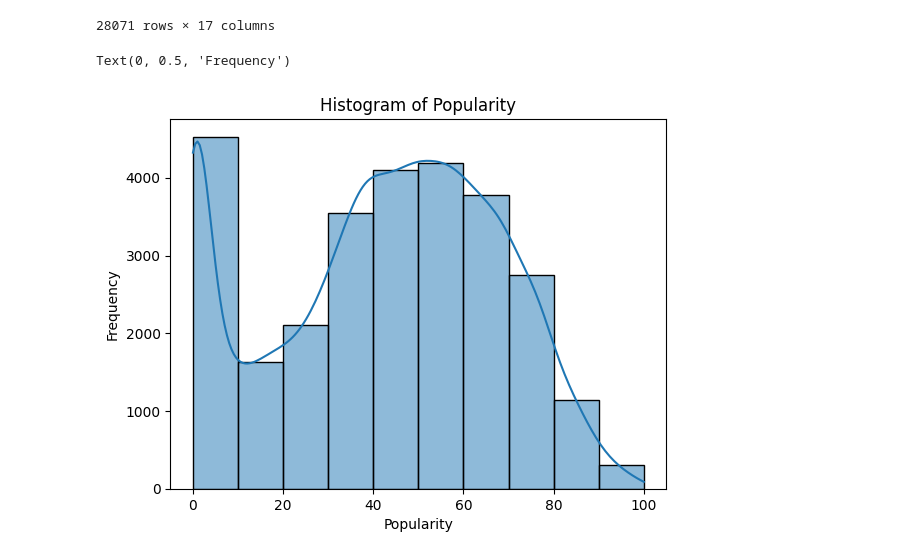
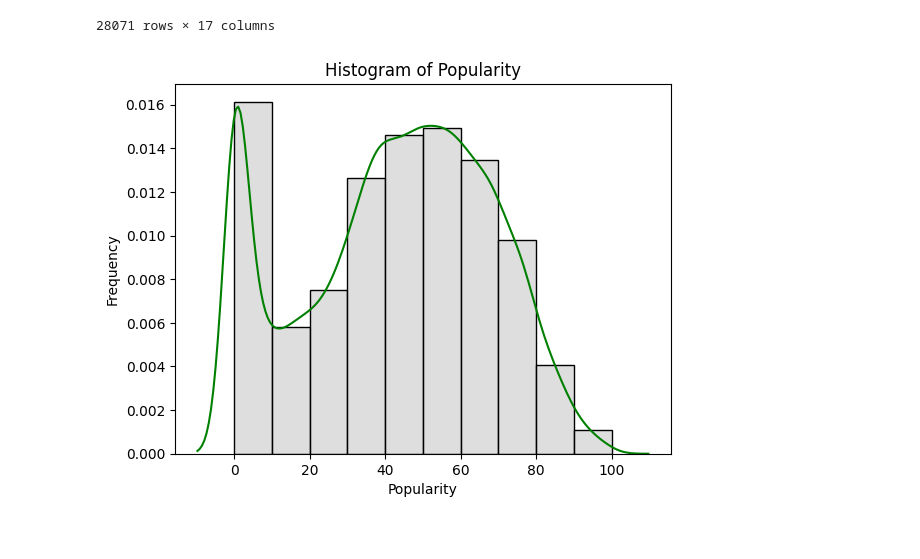
Before and after one commit to maggiecrowner/DS3001-Project, a Jupyter notebook: Project.ipynb, the cells around one changed output. Cells and saved outputs as stored; diff of their text form; code cells hidden in the pictures.

```diff
--- a/Project.ipynb
+++ b/Project.ipynb
@@ -81,11 +88,11 @@ display(df)
 | 32832 | Typhoon - Original Mix | Julian Calor | 27 | 0.603 | 0.884 | -4.571 | Minor | 0.0385 | ... |
 28071 rows × 17 columns
 # %%
-sns.histplot(df["track_popularity"], bins=10, kde=True)
-
+sns.histplot(df["track_popularity"], bins=10, color='lightgray', stat='density')
+sns.kdeplot(df["track_popularity"], color='green')
 plt.title('Histogram of Popularity')
 plt.xlabel('Popularity')
 plt.ylabel('Frequency')
+plt.show()
 # %% [output]
-Text(0, 0.5, 'Frequency')
-[figure, old version]
+[figure, new version]
```
Also changed, not shown: parts of 2 cells of this notebook.
